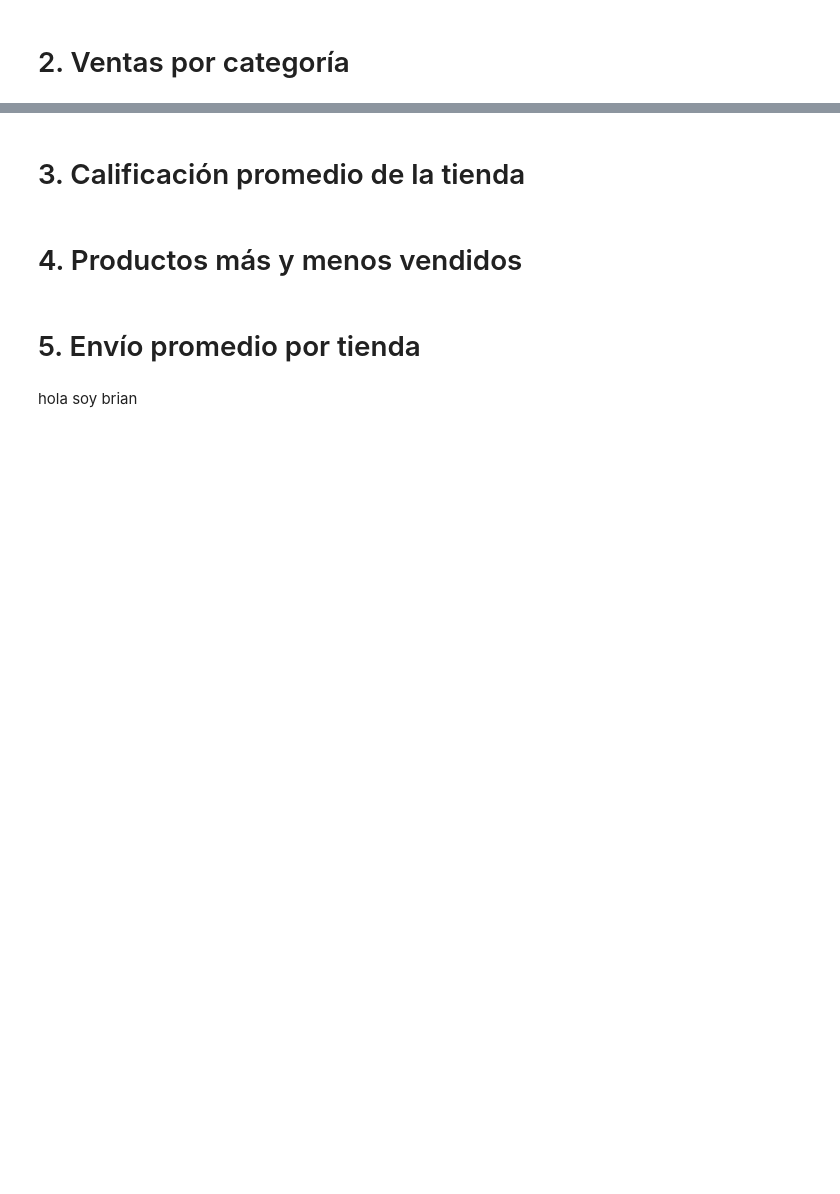
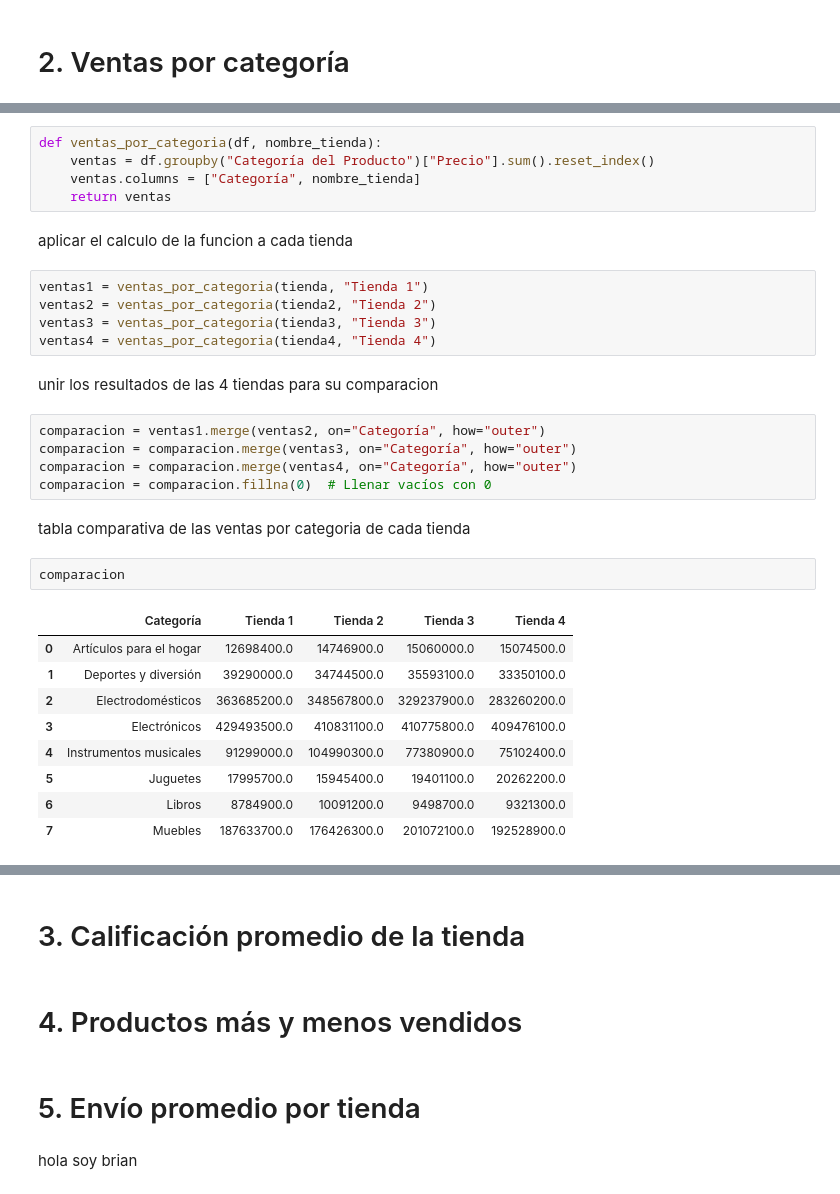
Before and after one commit to Brianbrowncoopman/challenge1-data-science-latam, a Jupyter notebook: AluraStoreLatam.ipynb, the cells around one changed output, grey strips where cells are left out. Drawn from its saved outputs; the diff is of its cells as text; blank space fills up the shorter version.

```diff
--- a/AluraStoreLatam.ipynb
+++ b/AluraStoreLatam.ipynb
@@ -66,0 +86,33 @@ matplotlib.pyplot.show()
+# %%
+def ventas_por_categoria(df, nombre_tienda):
+    ventas = df.groupby("Categoría del Producto")["Precio"].sum().reset_index()
+    ventas.columns = ["Categoría", nombre_tienda]
+    return ventas
+# %% [markdown]
+aplicar el calculo de la funcion a cada tienda
+# %%
+ventas1 = ventas_por_categoria(tienda, "Tienda 1")
+ventas2 = ventas_por_categoria(tienda2, "Tienda 2")
+ventas3 = ventas_por_categoria(tienda3, "Tienda 3")
+ventas4 = ventas_por_categoria(tienda4, "Tienda 4")
+# %% [markdown]
+unir los resultados de las 4 tiendas para su comparacion
+# %%
+comparacion = ventas1.merge(ventas2, on="Categoría", how="outer")
+comparacion = comparacion.merge(ventas3, on="Categoría", how="outer")
+comparacion = comparacion.merge(ventas4, on="Categoría", how="outer")
+comparacion = comparacion.fillna(0)  # Llenar vacíos con 0
+# %% [markdown]
+tabla comparativa de las ventas por categoria de cada tienda
+# %%
+comparacion
+# %% [output]
+|  | Categoría | Tienda 1 | Tienda 2 | Tienda 3 | Tienda 4 |
+| 0 | Artículos para el hogar | 12698400.0 | 14746900.0 | 15060000.0 | 15074500.0 |
+| 1 | Deportes y diversión | 39290000.0 | 34744500.0 | 35593100.0 | 33350100.0 |
+| 2 | Electrodomésticos | 363685200.0 | 348567800.0 | 329237900.0 | 283260200.0 |
+| 3 | Electrónicos | 429493500.0 | 410831100.0 | 410775800.0 | 409476100.0 |
+| 4 | Instrumentos musicales | 91299000.0 | 104990300.0 | 77380900.0 | 75102400.0 |
+| 5 | Juguetes | 17995700.0 | 15945400.0 | 19401100.0 | 20262200.0 |
+| 6 | Libros | 8784900.0 | 10091200.0 | 9498700.0 | 9321300.0 |
+| 7 | Muebles | 187633700.0 | 176426300.0 | 201072100.0 | 192528900.0 |
```
Also changed, not shown: parts of 5 cells of this notebook.
